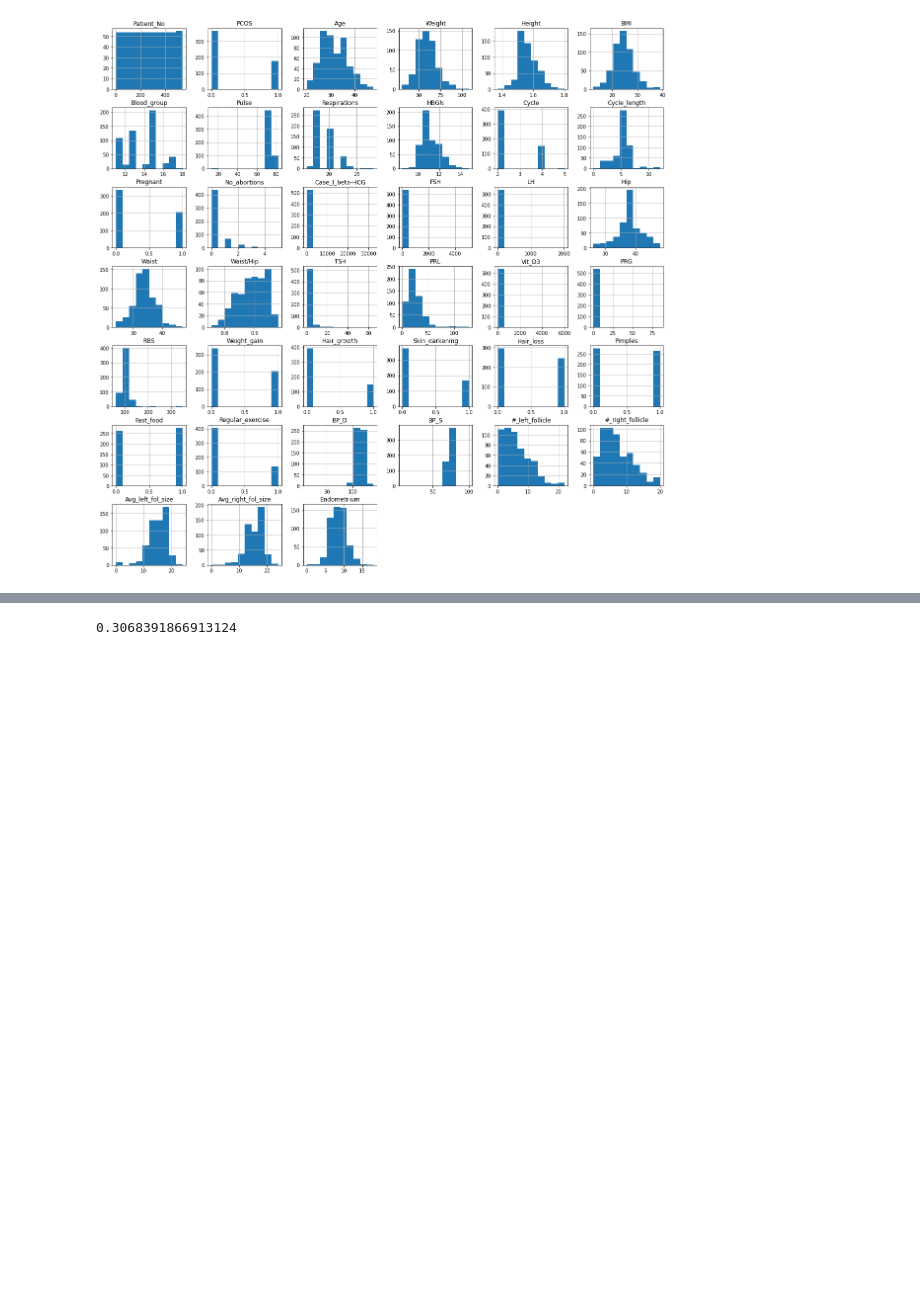
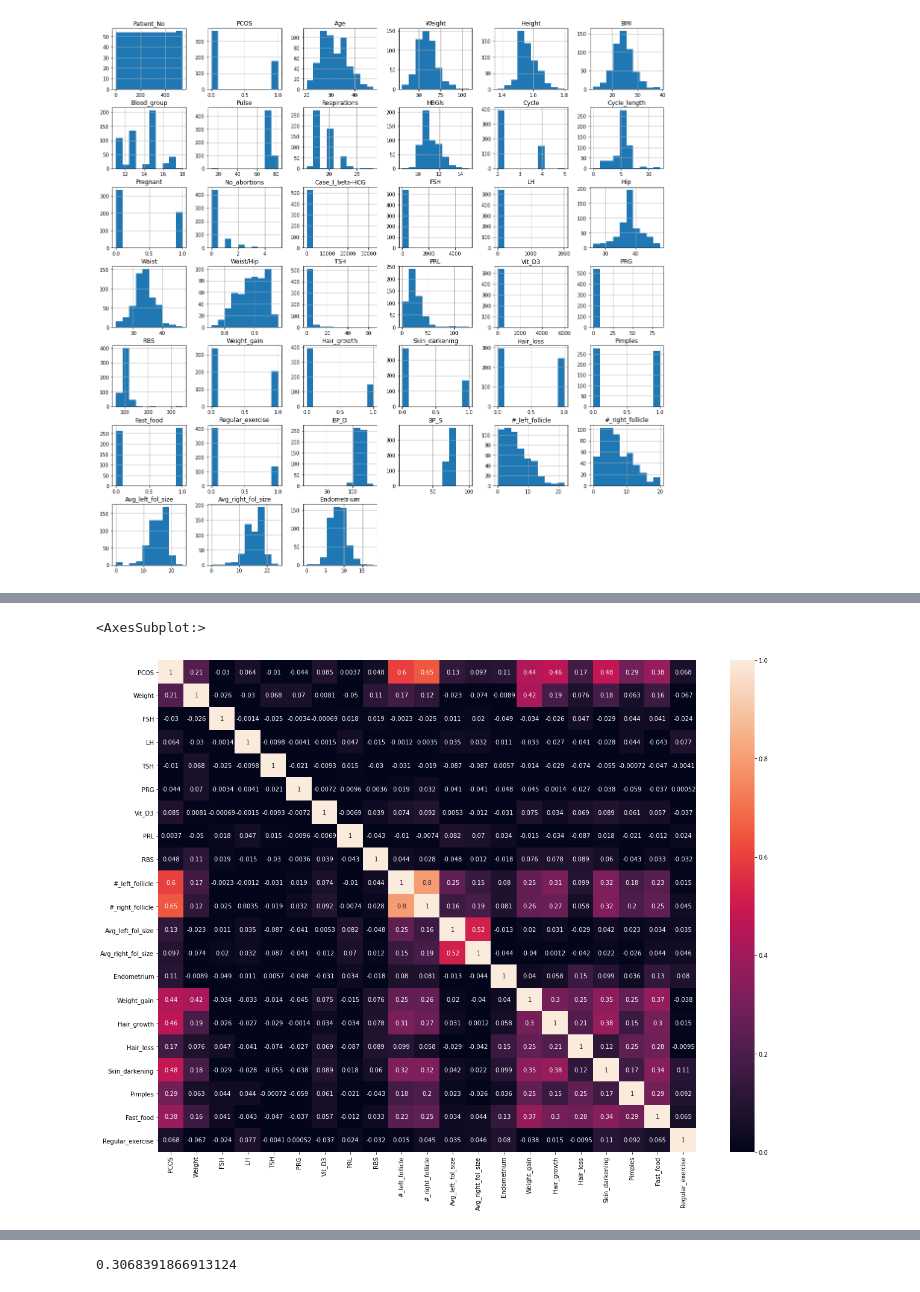
Before and after one commit to chenw-3/pcos-analysis, a Jupyter notebook: PCOS Analysis.ipynb, the cells around one changed output, grey strips where cells are left out. Cells and saved outputs as stored; diff of their text form; code cells hidden in the pictures; blank space fills up the shorter version.

```diff
--- a/PCOS Analysis.ipynb
+++ b/PCOS Analysis.ipynb
@@ -178,0 +188,5 @@ sb.pairplot(df, vars=['Endometrium', 'Weight', 'Hip'])
+# %%
+#creating sub-group of features I would like to explore
+df_group = df[['PCOS','Weight', 'FSH', 'LH', 'TSH', 'PRG', 'Vit_D3', 'PRL', 'RBS', '#_left_follicle', '#_right_follicle', 'Avg_left_fol_size', 'Avg_right_fol_size','Endometrium', 'Weight_gain', 'Hair_growth', 'Hair_loss', 'Skin_darkening', 'Pimples', 'Fast_food', 'Regular_exercise']]
+df_group = df_group.dropna()
+df_group
@@ -178,0 +207,8 @@ sb.pairplot(df, vars=['Endometrium', 'Weight', 'Hip'])
+# %%
+#plotting a heatmap
+plt.figure(figsize=[20,15])
+corr = df_group.corr()
+sb.heatmap(corr, vmin=0, vmax=1, annot=True)
+# %% [output]
+<AxesSubplot:>
+[figure, added]
```
Also changed, not shown: parts of 18 cells of this notebook.
